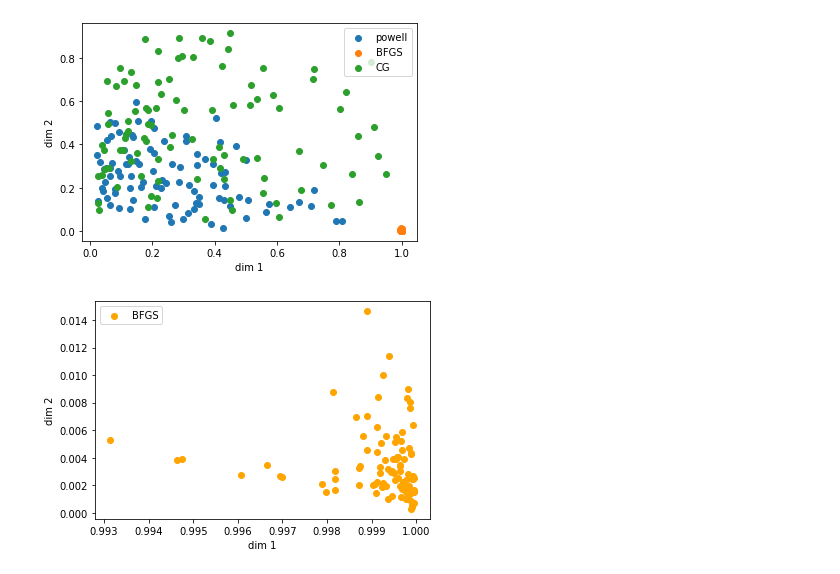
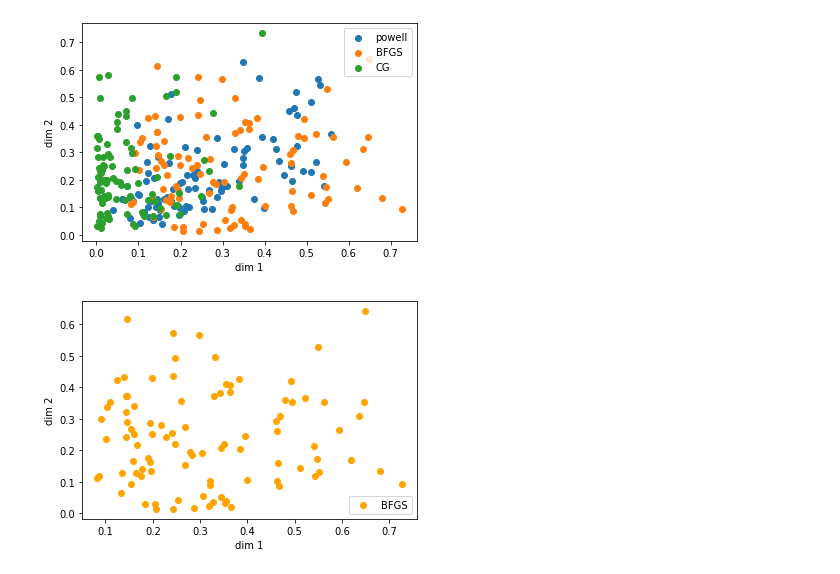
Before and after one commit to camilaborinsky/SIA-tps, a Jupyter notebook: TP5/optimizers.ipynb, the cells around one changed output. Cells and saved outputs as stored; diff of their text form; code cells hidden in the pictures.

```diff
--- a/TP5/optimizers.ipynb
+++ b/TP5/optimizers.ipynb
@@ -18,8 +15,8 @@ graph_evolution(0,json_config["optimizers"], "optimizer")
 # %%
-graph_latent_space(0,input_values, "optimizer")
+graph_latent_space(99,input_values, "optimizer")
 # %% [output]
-[figure, old version]
+[figure, new version]
 # %%
-graph_latent_space_BFGS(0,input_values, "optimizer")
+graph_latent_space_BFGS(99,input_values, "optimizer")
 # %% [output]
-[figure, old version]
+[figure, new version]
```
Also changed, not shown: parts of 4 cells of this notebook, 1 other file.
